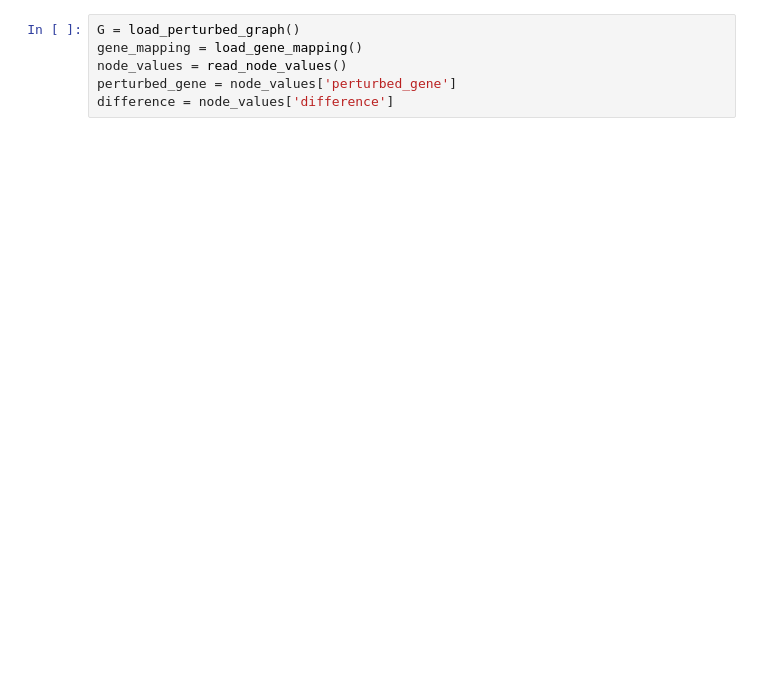
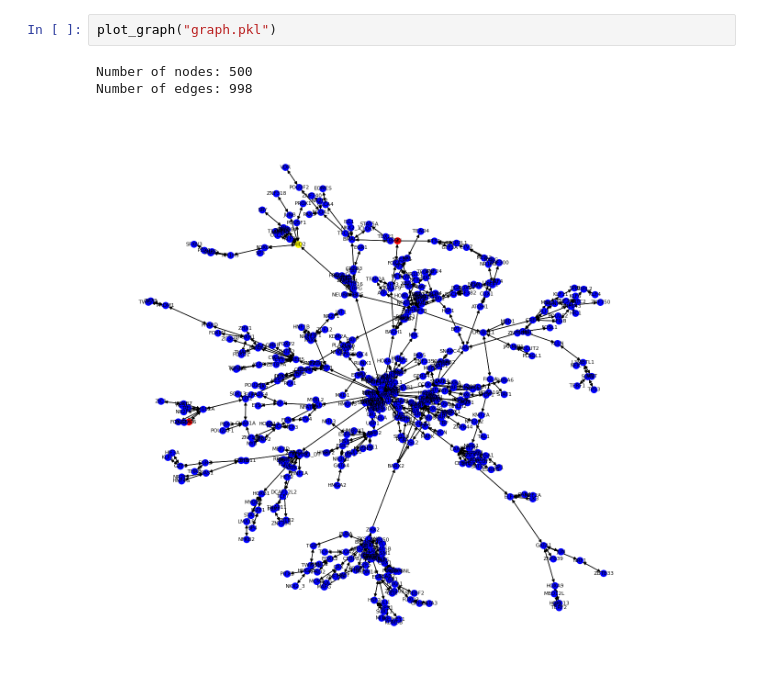
Before and after one commit to joh-dah/source_detection_in_grns, a Jupyter notebook: data_exploration/analyze_si_data/analyze.ipynb, the cells around one changed output. Cells and saved outputs as stored; diff of their text form; blank space fills up the shorter version.

```diff
--- a/data_exploration/analyze_si_data/analyze.ipynb
+++ b/data_exploration/analyze_si_data/analyze.ipynb
@@ -84,8 +89,8 @@ def plot_graph(G, gene_mapping, perturbed_gene, difference):
     plt.show()
 # %%
-G = load_perturbed_graph()
-gene_mapping = load_gene_mapping()
-node_values = read_node_values()
-perturbed_gene = node_values['perturbed_gene']
-difference = node_values['difference']
+plot_graph("graph.pkl")
+# %% [output]
+Number of nodes: 500
+Number of edges: 998
+[figure, added]
 # %%
```
Also changed, not shown: parts of 3 cells of this notebook, 11 other files.
